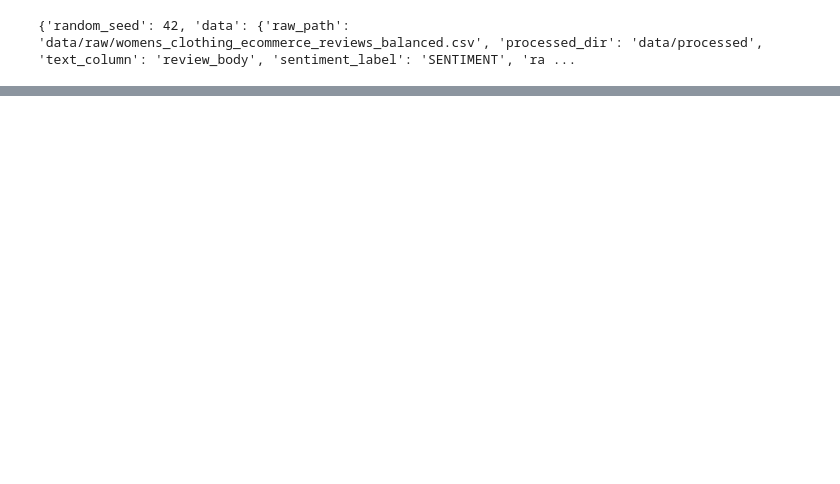
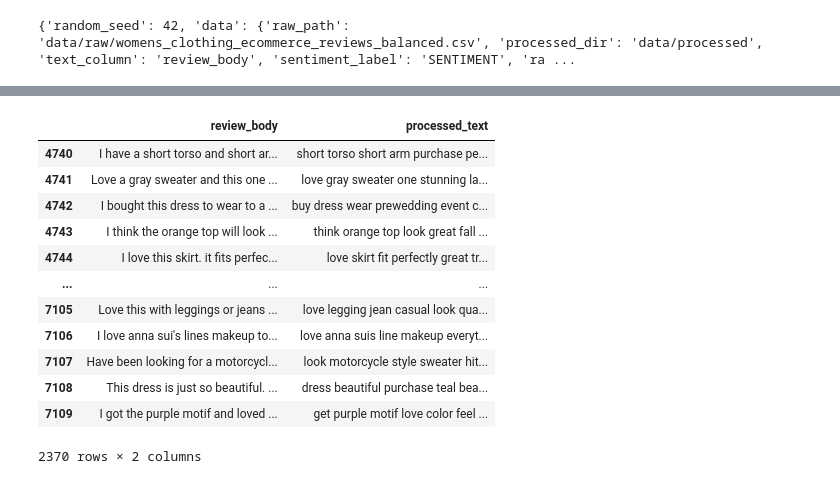
Before and after one commit to MosabAhmed92/Women-Clothing---NLP, a Jupyter notebook: notebooks/phase1_data_audit.ipynb, the cells around one changed output, grey strips where cells are left out. Saved outputs shown, nothing was run; the diff lists cells and outputs as text; code cells hidden in the pictures; blank space fills up the shorter version.

```diff
--- a/notebooks/phase1_data_audit.ipynb
+++ b/notebooks/phase1_data_audit.ipynb
@@ -16,0 +406,16 @@ import os
+# %%
+df[df['sentiment'] == 1][['review_body', 'processed_text']]
+# %% [output]
+|  | review_body | processed_text |
+| 4740 | I have a short torso and short ar... | short torso short arm purchase pe... |
+| 4741 | Love a gray sweater and this one ... | love gray sweater one stunning la... |
+| 4742 | I bought this dress to wear to a ... | buy dress wear prewedding event c... |
+| 4743 | I think the orange top will look ... | think orange top look great fall ... |
+| 4744 | I love this skirt. it fits perfec... | love skirt fit perfectly great tr... |
+| ... | ... | ... |
+| 7105 | Love this with leggings or jeans ... | love legging jean casual look qua... |
+| 7106 | I love anna sui's lines makeup to... | love anna suis line makeup everyt... |
+| 7107 | Have been looking for a motorcycl... | look motorcycle style sweater hit... |
+| 7108 | This dress is just so beautiful. ... | dress beautiful purchase teal bea... |
+| 7109 | I got the purple motif and loved ... | get purple motif love color feel ... |
+2370 rows × 2 columns
```
Also changed, not shown: parts of 98 cells of this notebook, 5 other files.
